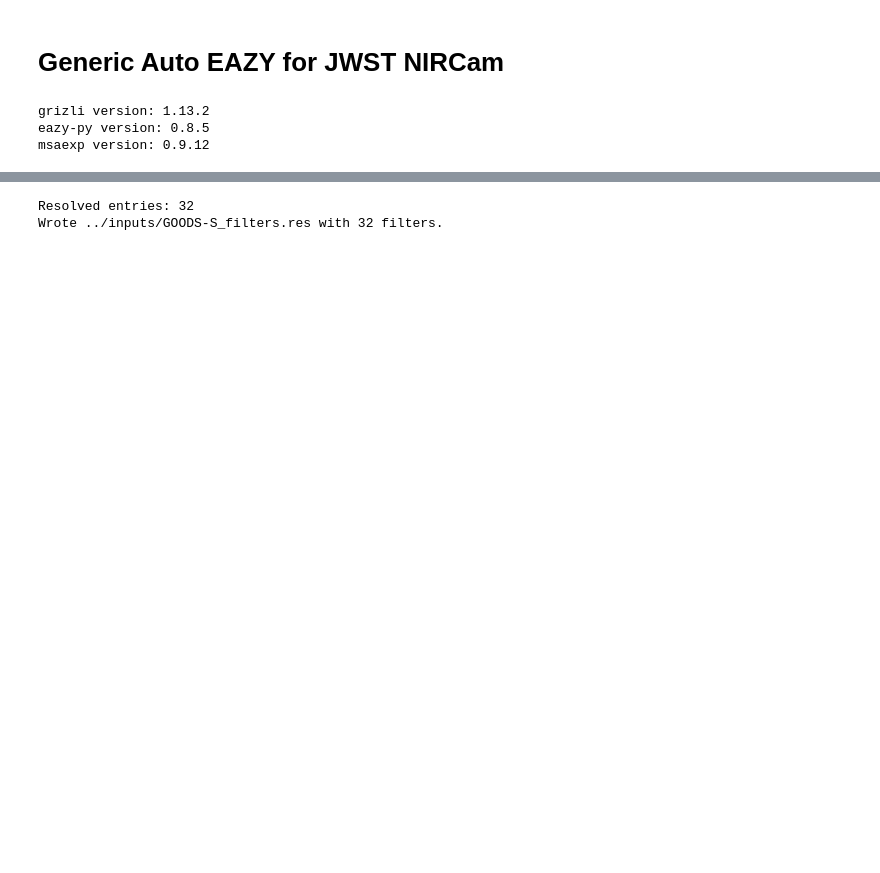
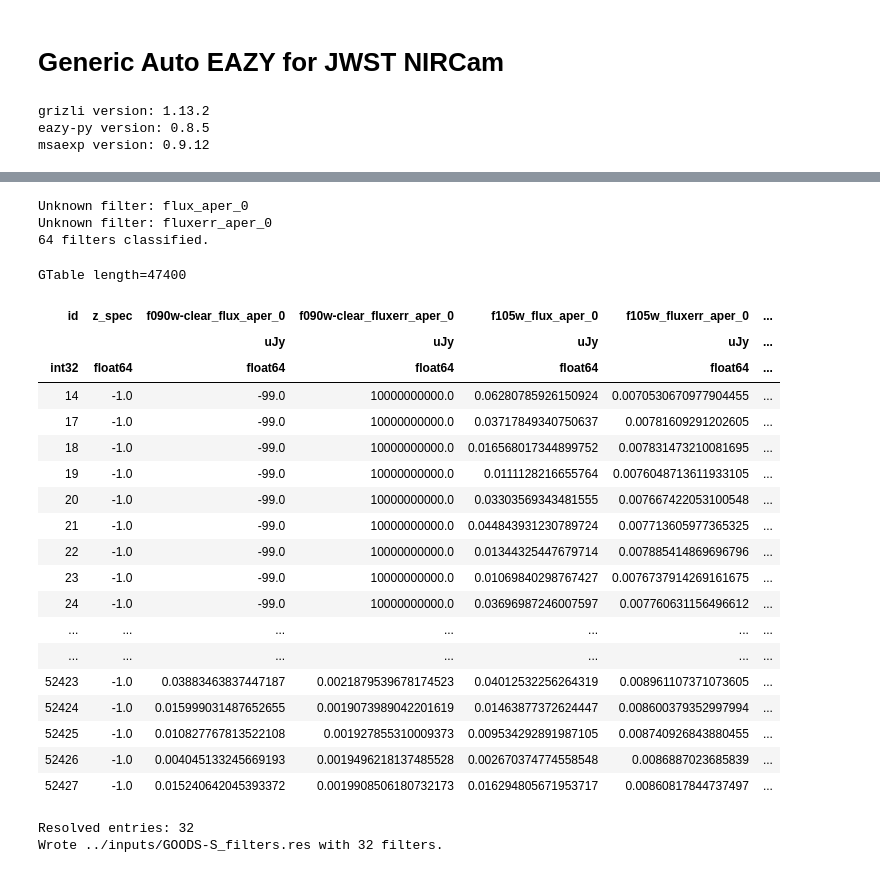
Before and after one commit to sfremy/my-eazy-jwst, a Jupyter notebook: scripts/z_visualization.ipynb, the cells around one changed output, grey strips where cells are left out. Saved outputs shown, nothing was run; the diff lists cells and outputs as text; code cells hidden in the pictures; blank space fills up the shorter version.

```diff
--- a/scripts/z_visualization.ipynb
+++ b/scripts/z_visualization.ipynb
@@ -250,8 +215,0 @@ result = (
-# %%
-# Sanity checks
-print(best["ap"].value_counts().sort_index())
-print((best["flux"].isna() ^ best["fluxerr"].isna()).any())
-
-result["z_spec"] = tab3["z_spec"]
-
-result
@@ -300,8 +240,6 @@ wfc3_uvis_filters = [
 # else match NIRCam & ACS
 
 # 105w, 110w, 125w, 140w, 160w are actually WFC3/IR filters
-
-
 def classify_filter(name):
     """
     Returns (instrument, canonical_filter_name) or ("unknown", name)
@@ -310,53 +248,83 @@ def classify_filter(name):
     f = name.lower()
 
     # --- Rule 1: NIRISS (clearp-... or "...n" narrow filters)
-    if "clearp" in f or re.search(r"[a-z]n($|-)", f):
+    if "clearp" in f or re.search(r"[a-z]n-", f):
         for flt in niriss_filters:
             if flt.lower() in f:
                 return ("niriss", flt)
         return ("niriss-unmatched", name)
 
     # --- Rule 2: WFC3/UVIS (patterns like 606wu, 814wu, etc.)
-    if re.search(r"\d+[a-z][a-z]?u($|-)", f):
+    if re.search(r"\d[a-z][a-z][a-z]?_", f):
         for flt in wfc3_uvis_filters:
             if flt.lower() in f:
                 return ("wfc3-uvis", flt)
         return ("wfc3-uvis-unmatched", name)
 
     # --- Rule 3: Mis-labeled WFC3/IR filters in DAWN
     for yflt in ("105w","110w","125w","140w","160w"):
         if yflt in f:
             # map to canonical IR filter names
             return ("wfc3-ir", f"f{yflt}")
 
     # --- Rule 4: Otherwise try ACS, then NIRCam
     for flt in acs_filters:
         if flt.lower() in f:
             return ("acs", flt)
 
     for flt in nircam_filters:
         if flt.lower() in f:
             return ("nircam", flt)
 
     # --- Nothing matched
     return ("unknown", name)
 
-
 # --- Categorize filters ---
+tab_final = result[['id', 'z_spec']]
 filter_cat = []
 instrument_cat = []
-for col in result.columns[1:int(len(result.columns)/2)]:
-    inst, flt = classify_filter(col)
-    if inst == "nircam":
-        instrument_cat.append('nircam')
-    elif inst == "niriss":
-        instrument_cat.append('niriss')
-    elif inst == "wfc3-uvis":
-        instrument_cat.append('wfc3-uvis')
-    elif inst == "wfc3-ir":
-        instrument_cat.append('wfc3-ir')
-    elif inst == "acs":
-        instrument_cat.append('acs')
-    elif inst == "unknown":
-        print(f"Unknown filter: {col}")
-    filter_cat.append(flt)
+for col in result.columns:
+    if re.match('.*flux.*', col):
+        inst, flt = classify_filter(col)
+        if inst == "nircam":
+            instrument_cat.append('nircam')
+        elif inst == "niriss":
+            instrument_cat.append('niriss')
+        elif inst == "wfc3-uvis":
+            instrument_cat.append('wfc3-uvis')
+        elif inst == "wfc3-ir":
+            instrument_cat.append('wfc3-ir')
+        elif inst == "acs":
+            instrument_cat.append('acs')
+        elif inst == "unknown":
+            print(f"Unknown filter: {col}")
+            continue
+        tab_final[col] = result[col]
+        filter_cat.append(flt)
+
+print(len(filter_cat), "filters classified.")
+tab_final
+# %% [output]
+Unknown filter: flux_aper_0
+Unknown filter: fluxerr_aper_0
+64 filters classified.
+GTable length=47400
+| id | z_spec | f090w-clear_flux_aper_0 | f090w-clear_fluxerr_aper_0 | f105w_flux_aper_0 | f105w_fluxerr_aper_0 | ... |
+|  |  | uJy | uJy | uJy | uJy | ... |
+| int32 | float64 | float64 | float64 | float64 | float64 | ... |
+| 14 | -1.0 | -99.0 | 10000000000.0 | 0.06280785926150924 | 0.0070530670977904455 | ... |
+| 17 | -1.0 | -99.0 | 10000000000.0 | 0.03717849340750637 | 0.00781609291202605 | ... |
+| 18 | -1.0 | -99.0 | 10000000000.0 | 0.016568017344899752 | 0.007831473210081695 | ... |
+| 19 | -1.0 | -99.0 | 10000000000.0 | 0.0111128216655764 | 0.0076048713611933105 | ... |
+| 20 | -1.0 | -99.0 | 10000000000.0 | 0.03303569343481555 | 0.007667422053100548 | ... |
+| 21 | -1.0 | -99.0 | 10000000000.0 | 0.044843931230789724 | 0.007713605977365325 | ... |
+| 22 | -1.0 | -99.0 | 10000000000.0 | 0.01344325447679714 | 0.007885414869696796 | ... |
+| 23 | -1.0 | -99.0 | 10000000000.0 | 0.01069840298767427 | 0.0076737914269161675 | ... |
+| 24 | -1.0 | -99.0 | 10000000000.0 | 0.03696987246007597 | 0.007760631156496612 | ... |
+| ... | ... | ... | ... | ... | ... | ... |
+| ... | ... | ... | ... | ... | ... | ... |
+| 52423 | -1.0 | 0.03883463837447187 | 0.0021879539678174523 | 0.04012532256264319 | 0.008961107371073605 | ... |
+| 52424 | -1.0 | 0.015999031487652655 | 0.0019073989042201619 | 0.01463877372624447 | 0.008600379352997994 | ... |
+| 52425 | -1.0 | 0.010827767813522108 | 0.001927855310009373 | 0.009534292891987105 | 0.008740926843880455 | ... |
+| 52426 | -1.0 | 0.004045133245669193 | 0.0019496218137485528 | 0.002670374774558548 | 0.0086887023685839 | ... |
+| 52427 | -1.0 | 0.015240642045393372 | 0.0019908506180732173 | 0.016294805671953717 | 0.00860817844737497 | ... |
```
Also changed, not shown: parts of 13 cells of this notebook, 1 other file.
